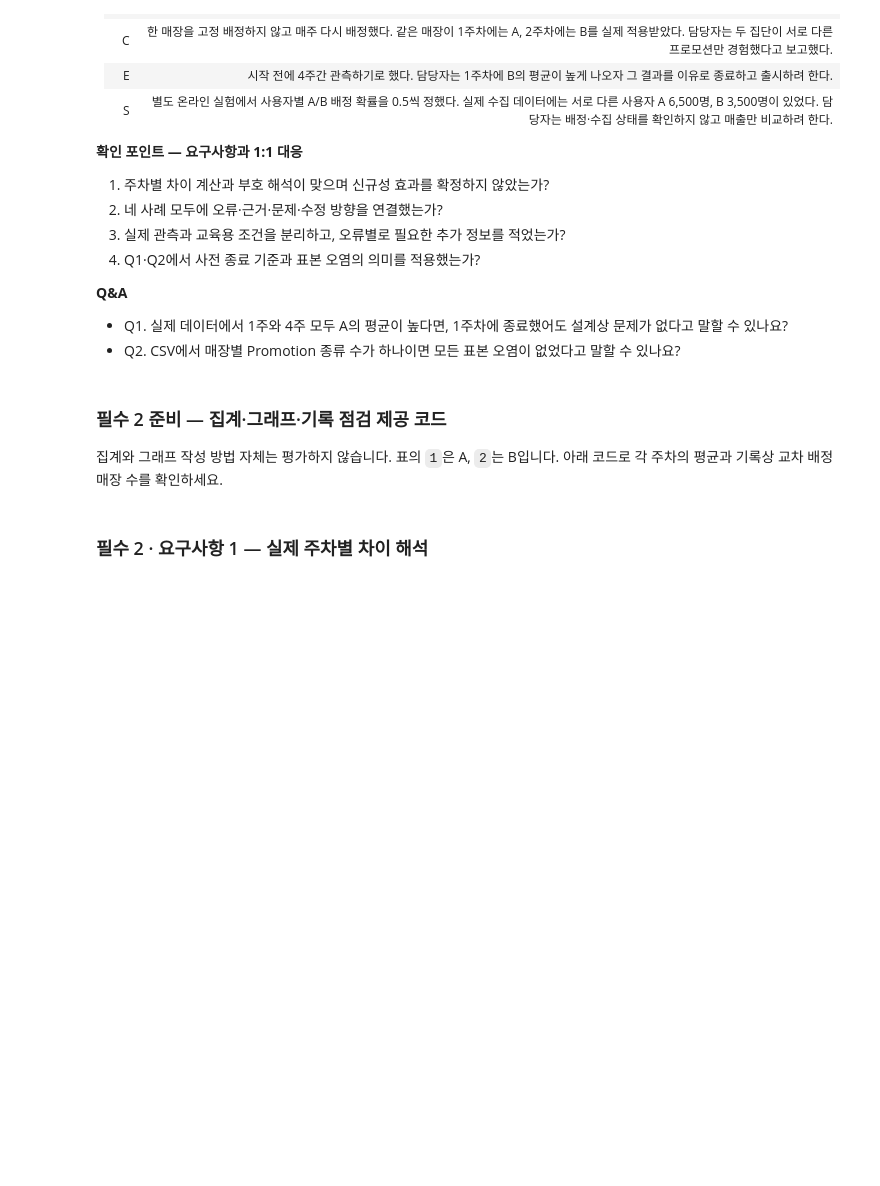
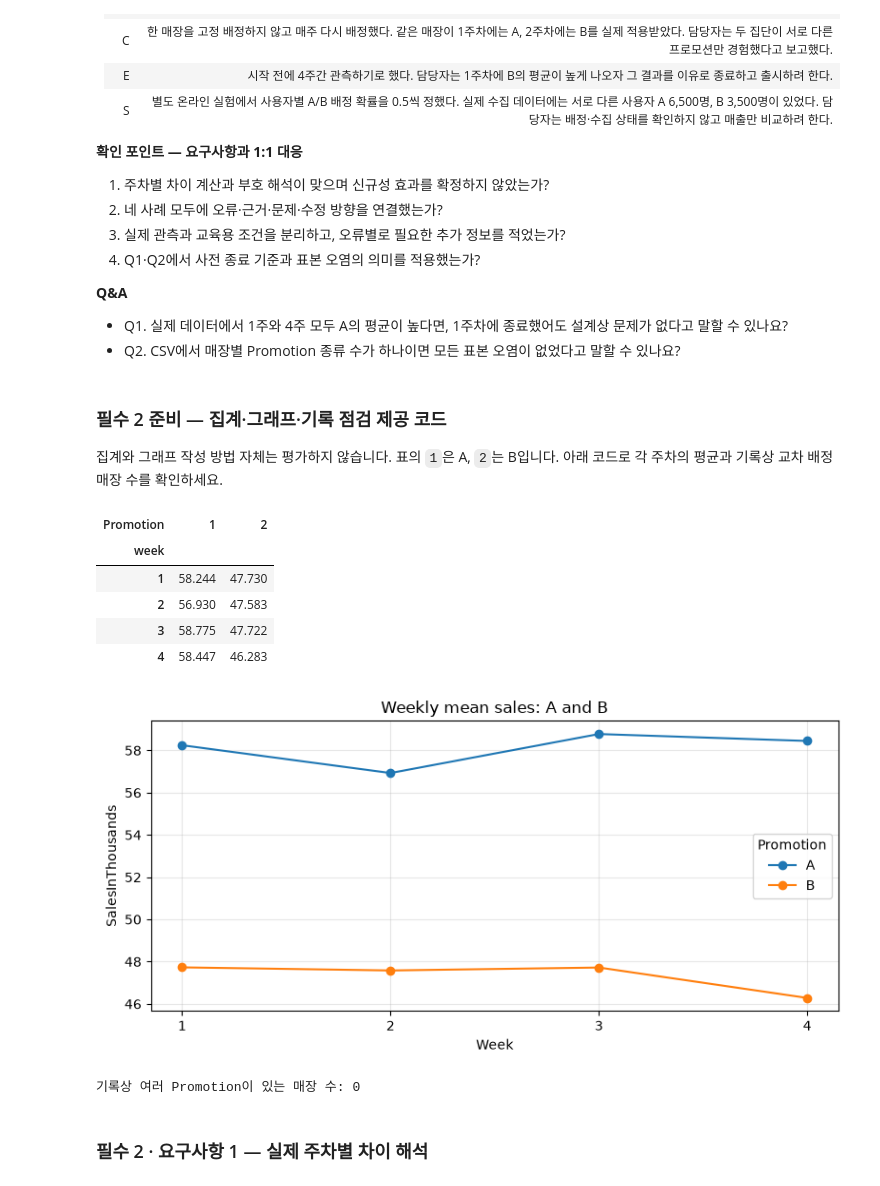
Before and after one commit to usm9514-wq/Machine-Learning-and-others, a Jupyter notebook: Product_Analysis/2장v3/2장5강 A-B 테스트 핵심 메커니즘과 실험 설계 오류 식별 실습문제.ipynb, the cells around one changed output. Saved outputs shown, nothing was run; the diff lists cells and outputs as text; code cells hidden in the pictures; blank space fills up the shorter version.

```diff
--- a/Product_Analysis/2장v3/2장5강 A-B 테스트 핵심 메커니즘과 실험 설계 오류 식별 실습문제.ipynb
+++ b/Product_Analysis/2장v3/2장5강 A-B 테스트 핵심 메커니즘과 실험 설계 오류 식별 실습문제.ipynb
@@ -56,7 +56,7 @@ from IPython.display import display
 
 pd.set_option("display.max_columns", None)
 # 직접 지정하는 예: DATA_PATH = r"C:\Users\사용자명\Downloads\WA_Marketing-Campaign.csv"
-DATA_PATH = None
+DATA_PATH = r'C:\Machine_Learning_worksheet\Product_Analysis\데이터\3장\WA_Marketing-Campaign.csv'
 if DATA_PATH is not None:
     csv_path = Path(DATA_PATH).expanduser()
 else:
@@ -180,19 +272,31 @@ practice_stores = np.arange(1, 101)
 # %%
 weekly_sales = (campaign_ab.groupby(["week", "Promotion"])["SalesInThousands"]
                 .mean().unstack("Promotion").sort_index())
 # unstack은 Promotion 1·2를 각각 열로 옮겨 두 집단을 나란히 읽게 합니다.
 display(weekly_sales.round(3))
 weekly_sales.rename(columns={1: "A", 2: "B"}).plot(marker="o", figsize=(8, 4))
 plt.title("Weekly mean sales: A and B")
 plt.xlabel("Week")
 plt.ylabel("SalesInThousands")
 plt.xticks([1, 2, 3, 4])
 plt.grid(alpha=0.3)
 plt.tight_layout()
 plt.show()
 # 원본 전체를 점검하여 Promotion 3으로 바뀐 기록도 놓치지 않습니다.
 promotion_kinds = campaign.groupby("LocationID")["Promotion"].nunique()
 print("기록상 여러 Promotion이 있는 매장 수:", int((promotion_kinds > 1).sum()))
+
+
+promotion_kinds = campaign.groupby("LocationID")["Promotion"].nunique()
+# %% [output]
+| Promotion | 1 | 2 |
+| week |  |  |
+| 1 | 58.244 | 47.730 |
+| 2 | 56.930 | 47.583 |
+| 3 | 58.775 | 47.722 |
+| 4 | 58.447 | 46.283 |
+[figure, added]
+기록상 여러 Promotion이 있는 매장 수: 0
 # %% [markdown]
 ### 필수 2 · 요구사항 1 — 실제 주차별 차이 해석
 # %%
```
Also changed, not shown: parts of 11 cells of this notebook, 18 other files.
